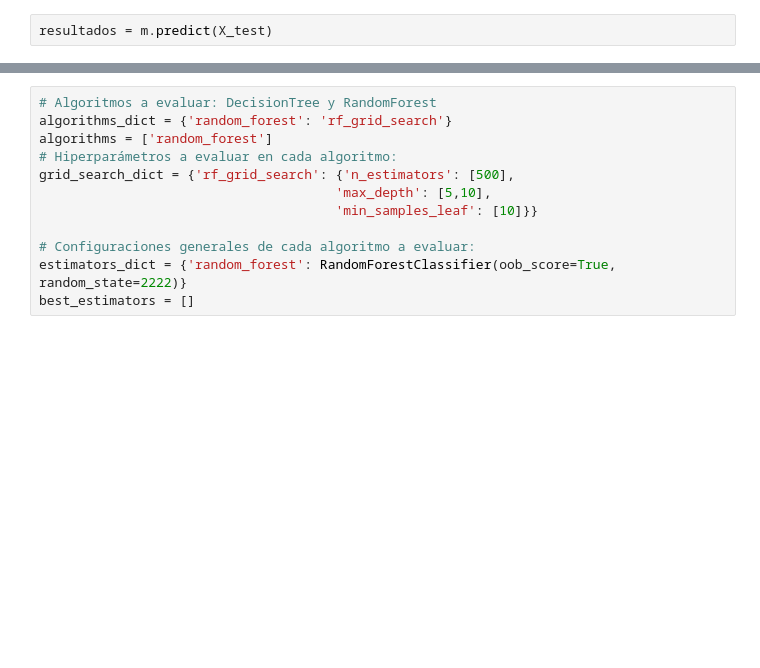
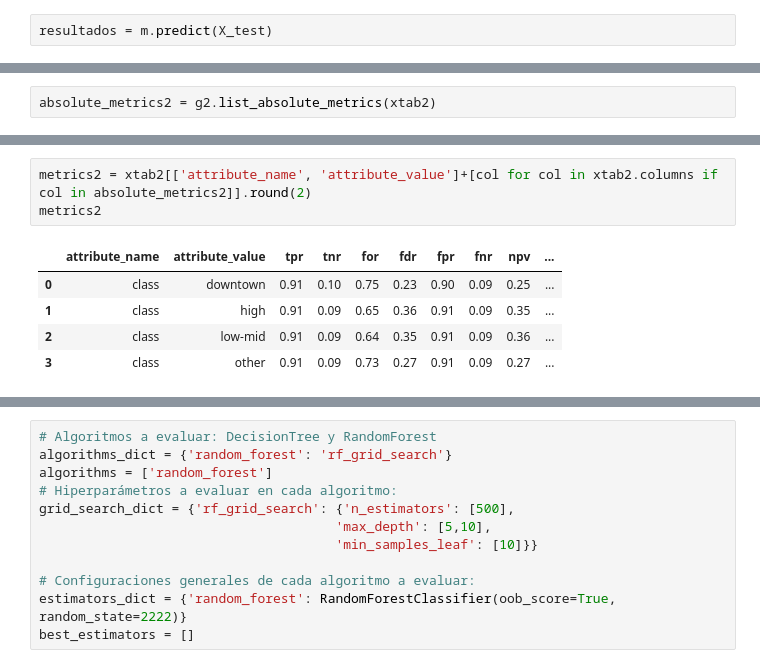
Before and after one commit to jlrzarcor/ITAM-dpa2021, a Jupyter notebook: notebooks/Pipeline.ipynb, the cells around one changed output, grey strips where cells are left out. Saved outputs shown, nothing was run; the diff lists cells and outputs as text; blank space fills up the shorter version.

```diff
--- a/notebooks/Pipeline.ipynb
+++ b/notebooks/Pipeline.ipynb
@@ -440,0 +482,2 @@ df_fe.shape
+# %%
+absolute_metrics2 = g2.list_absolute_metrics(xtab2)
@@ -440,0 +492,9 @@ df_fe.shape
+# %%
+metrics2 = xtab2[['attribute_name', 'attribute_value']+[col for col in xtab2.columns if col in absolute_metrics2]].round(2)
+metrics2
+# %% [output]
+|  | attribute_name | attribute_value | tpr | tnr | for | fdr | fpr | fnr | npv | ... |
+| 0 | class | downtown | 0.91 | 0.10 | 0.75 | 0.23 | 0.90 | 0.09 | 0.25 | ... |
+| 1 | class | high | 0.91 | 0.09 | 0.65 | 0.36 | 0.91 | 0.09 | 0.35 | ... |
+| 2 | class | low-mid | 0.91 | 0.09 | 0.64 | 0.35 | 0.91 | 0.09 | 0.36 | ... |
+| 3 | class | other | 0.91 | 0.09 | 0.73 | 0.27 | 0.91 | 0.09 | 0.27 | ... |
```
Also changed, not shown: parts of 57 cells of this notebook, 5 other files.
